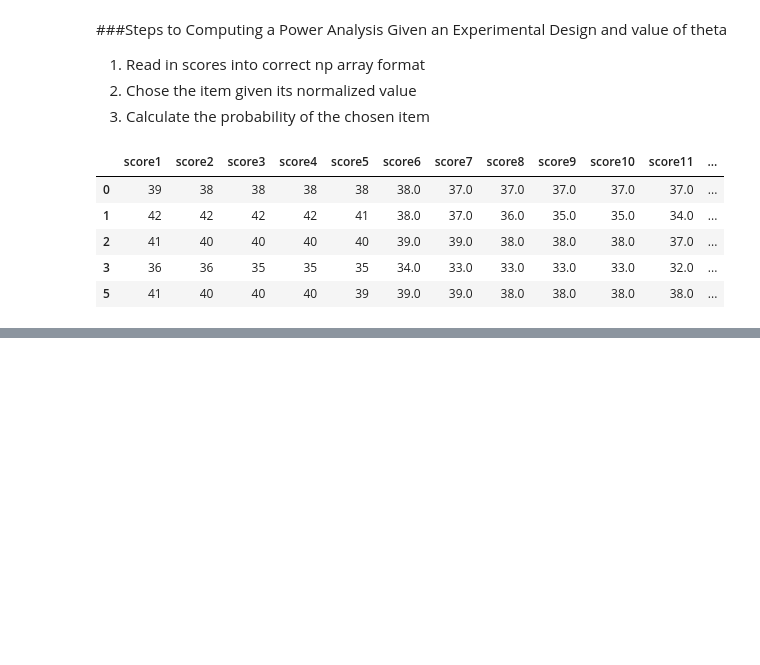
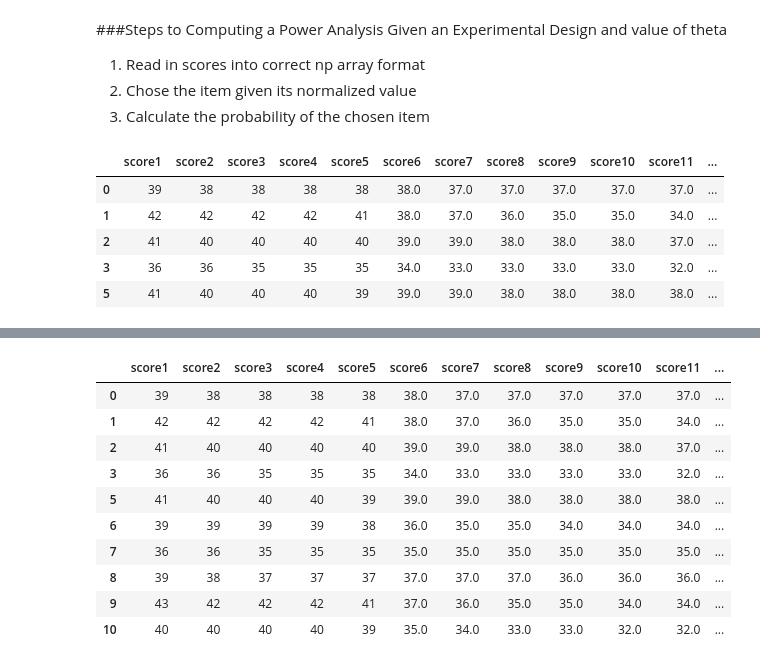
Before and after one commit to amywinecoff/AgentChoiceSim, a Jupyter notebook: DN/DivisiveNormalization.ipynb, the cells around one changed output, grey strips where cells are left out. Drawn from its saved outputs; the diff is of its cells as text; code cells hidden in the pictures; blank space fills up the shorter version.

```diff
--- a/DN/DivisiveNormalization.ipynb
+++ b/DN/DivisiveNormalization.ipynb
@@ -288,3 +388,17 @@ p=1 - chi2.cdf(LR, 1)
+# %%
+choice_set_vals.head(10)
+# %% [output]
+|  | score1 | score2 | score3 | score4 | score5 | score6 | score7 | score8 | score9 | score10 | score11 | ... |
+| 0 | 39 | 38 | 38 | 38 | 38 | 38.0 | 37.0 | 37.0 | 37.0 | 37.0 | 37.0 | ... |
+| 1 | 42 | 42 | 42 | 42 | 41 | 38.0 | 37.0 | 36.0 | 35.0 | 35.0 | 34.0 | ... |
+| 2 | 41 | 40 | 40 | 40 | 40 | 39.0 | 39.0 | 38.0 | 38.0 | 38.0 | 37.0 | ... |
+| 3 | 36 | 36 | 35 | 35 | 35 | 34.0 | 33.0 | 33.0 | 33.0 | 33.0 | 32.0 | ... |
+| 5 | 41 | 40 | 40 | 40 | 39 | 39.0 | 39.0 | 38.0 | 38.0 | 38.0 | 38.0 | ... |
+| 6 | 39 | 39 | 39 | 39 | 38 | 36.0 | 35.0 | 35.0 | 34.0 | 34.0 | 34.0 | ... |
+| 7 | 36 | 36 | 35 | 35 | 35 | 35.0 | 35.0 | 35.0 | 35.0 | 35.0 | 35.0 | ... |
+| 8 | 39 | 38 | 37 | 37 | 37 | 37.0 | 37.0 | 37.0 | 36.0 | 36.0 | 36.0 | ... |
+| 9 | 43 | 42 | 42 | 42 | 41 | 37.0 | 36.0 | 35.0 | 35.0 | 34.0 | 34.0 | ... |
+| 10 | 40 | 40 | 40 | 40 | 39 | 35.0 | 34.0 | 33.0 | 33.0 | 32.0 | 32.0 | ... |
 # %%
 # save as Python
 #!jupyter nbconvert --to script DivisiveNormalization.ipynb
```
Also changed, not shown: parts of 17 cells of this notebook.
